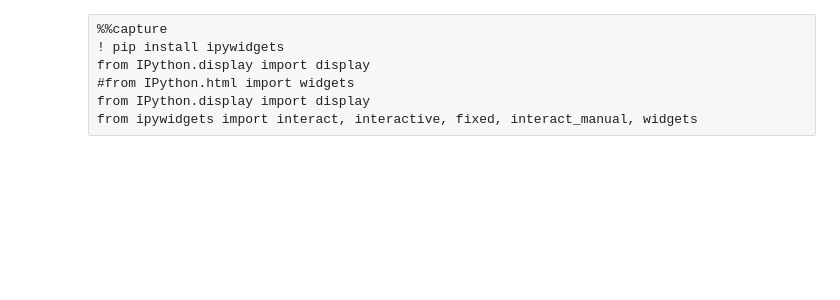
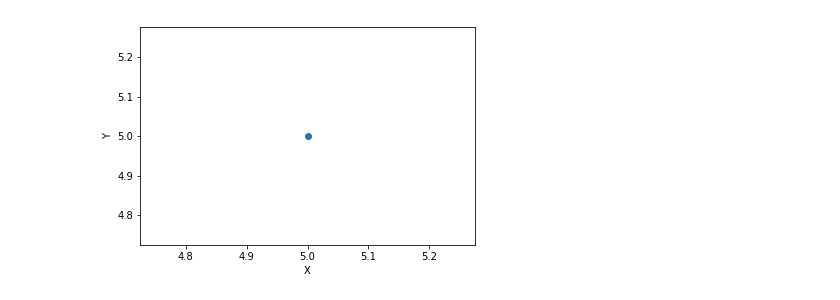
Before and after one commit to JamesIgoe/AzureNotebooks, a Jupyter notebook: Python Class Work 3.ipynb, the cells around one changed output. Cells and saved outputs as stored; diff of their text form; code cells hidden in the pictures; blank space fills up the shorter version.

```diff
--- a/Python Class Work 3.ipynb
+++ b/Python Class Work 3.ipynb
@@ -8,7 +0,0 @@ ModuleNotFoundError: No module named 'pandas'
-# %% [raw]
-%%capture
-! pip install ipywidgets
-from IPython.display import display
-#from IPython.html import widgets
-from IPython.display import display
-from ipywidgets import interact, interactive, fixed, interact_manual, widgets
@@ -14,0 +6,7 @@ from ipywidgets import interact, interactive, fixed, interact_manual, widgets
+# %%
+plt.plot(5,5,'o')
+plt.ylabel('Y')
+plt.xlabel('X')
+plt.show()
+# %% [output]
+[figure, added]
```
Also changed, not shown: parts of 43 cells of this notebook.
